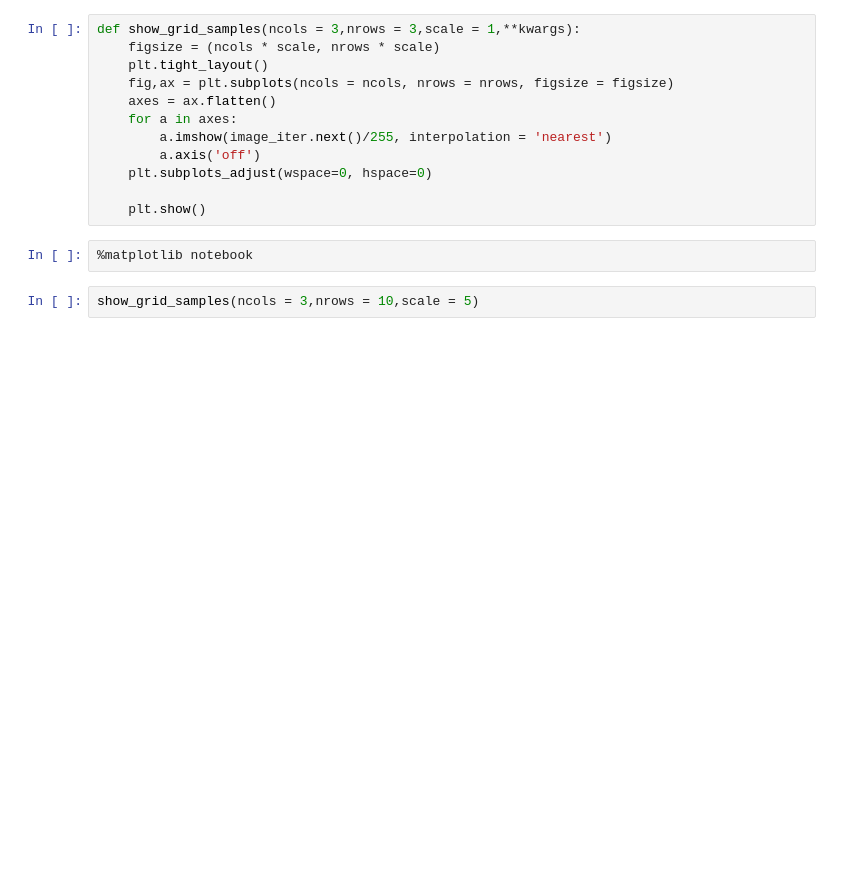
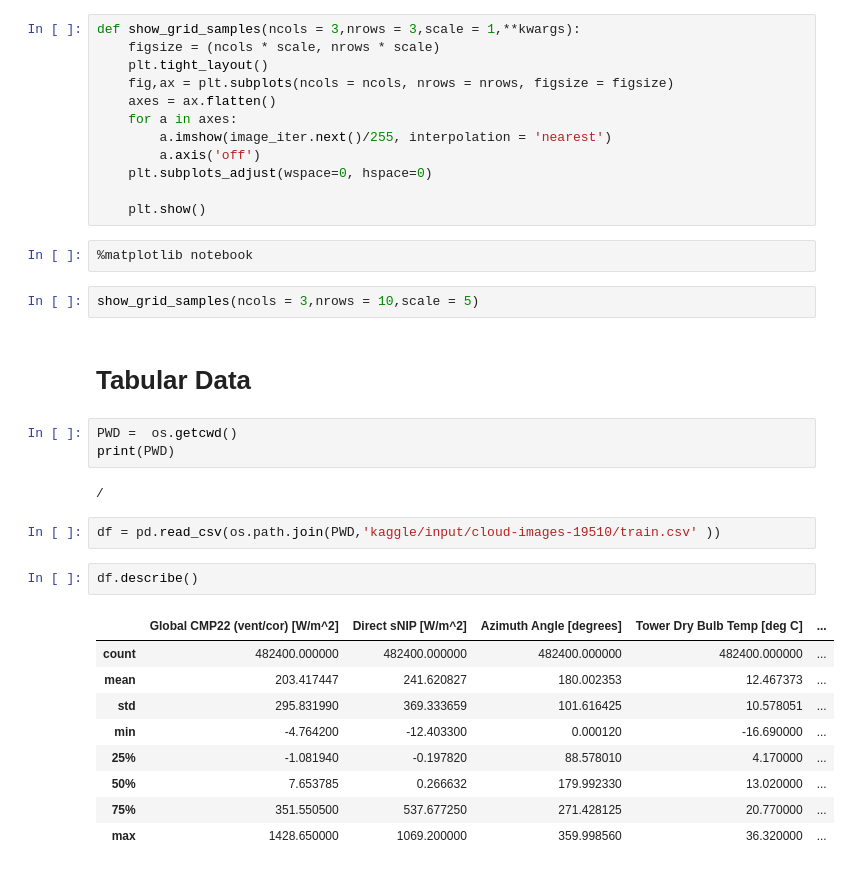
Before and after one commit to lordaarush/Cloud-Cover-Detection, a Jupyter notebook: clouds-movement-prediction.ipynb, the cells around one changed output. Drawn from its saved outputs; the diff is of its cells as text; blank space fills up the shorter version.

```diff
--- a/clouds-movement-prediction.ipynb
+++ b/clouds-movement-prediction.ipynb
@@ -361,3 +404,24 @@ def show_grid_samples(ncols = 3,nrows = 3,scale = 1,**kwargs):
 %matplotlib notebook
 # %%
 show_grid_samples(ncols = 3,nrows = 10,scale = 5)
+# %% [markdown]
+# Tabular Data
+# %%
+PWD =  os.getcwd()
+print(PWD)
+# %% [output]
+/
+# %%
+df = pd.read_csv(os.path.join(PWD,'kaggle/input/cloud-images-19510/train.csv' ))
+# %%
+df.describe()
+# %% [output]
+|  | Global CMP22 (vent/cor) [W/m^2] | Direct sNIP [W/m^2] | Azimuth Angle [degrees] | Tower Dry Bulb Temp [deg C] | ... |
+| count | 482400.000000 | 482400.000000 | 482400.000000 | 482400.000000 | ... |
+| mean | 203.417447 | 241.620827 | 180.002353 | 12.467373 | ... |
+| std | 295.831990 | 369.333659 | 101.616425 | 10.578051 | ... |
+| min | -4.764200 | -12.403300 | 0.000120 | -16.690000 | ... |
+| 25% | -1.081940 | -0.197820 | 88.578010 | 4.170000 | ... |
+| 50% | 7.653785 | 0.266632 | 179.992330 | 13.020000 | ... |
+| 75% | 351.550500 | 537.677250 | 271.428125 | 20.770000 | ... |
+| max | 1428.650000 | 1069.200000 | 359.998560 | 36.320000 | ... |
```
Also changed, not shown: parts of 19 cells of this notebook.
